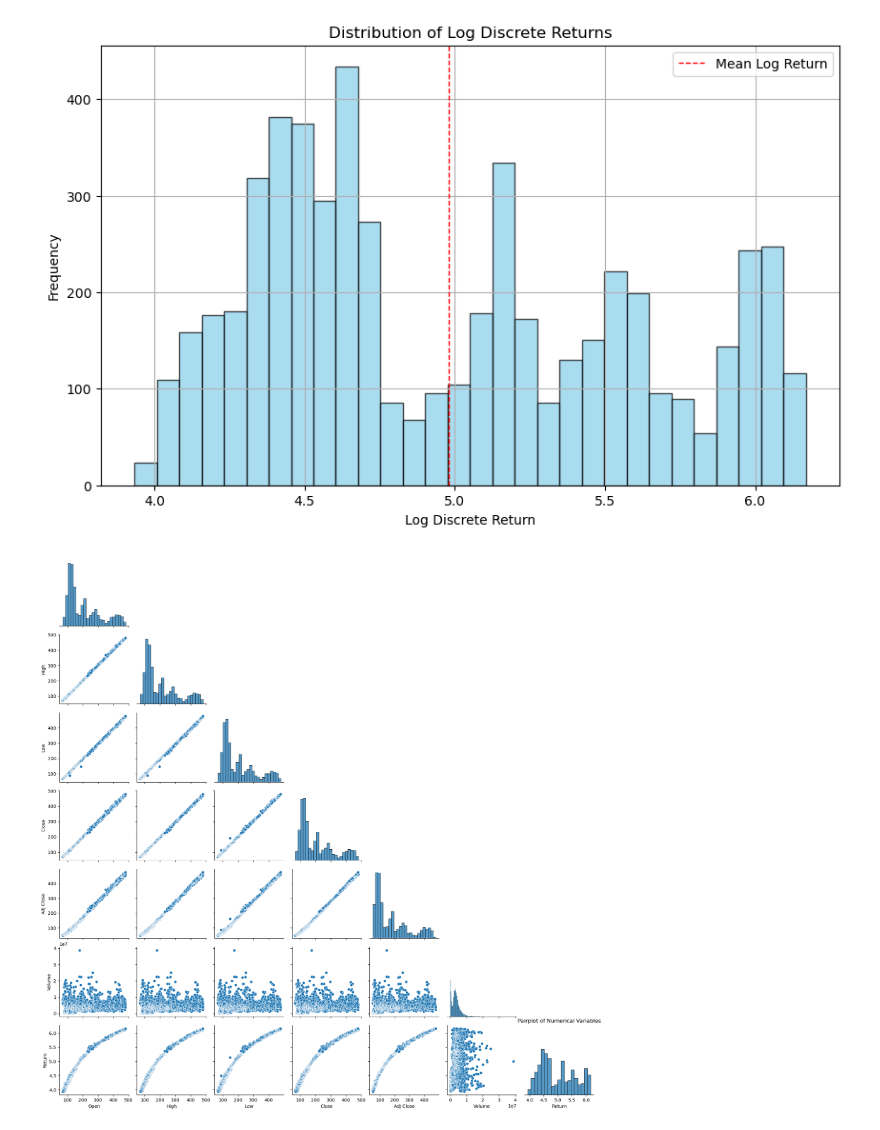
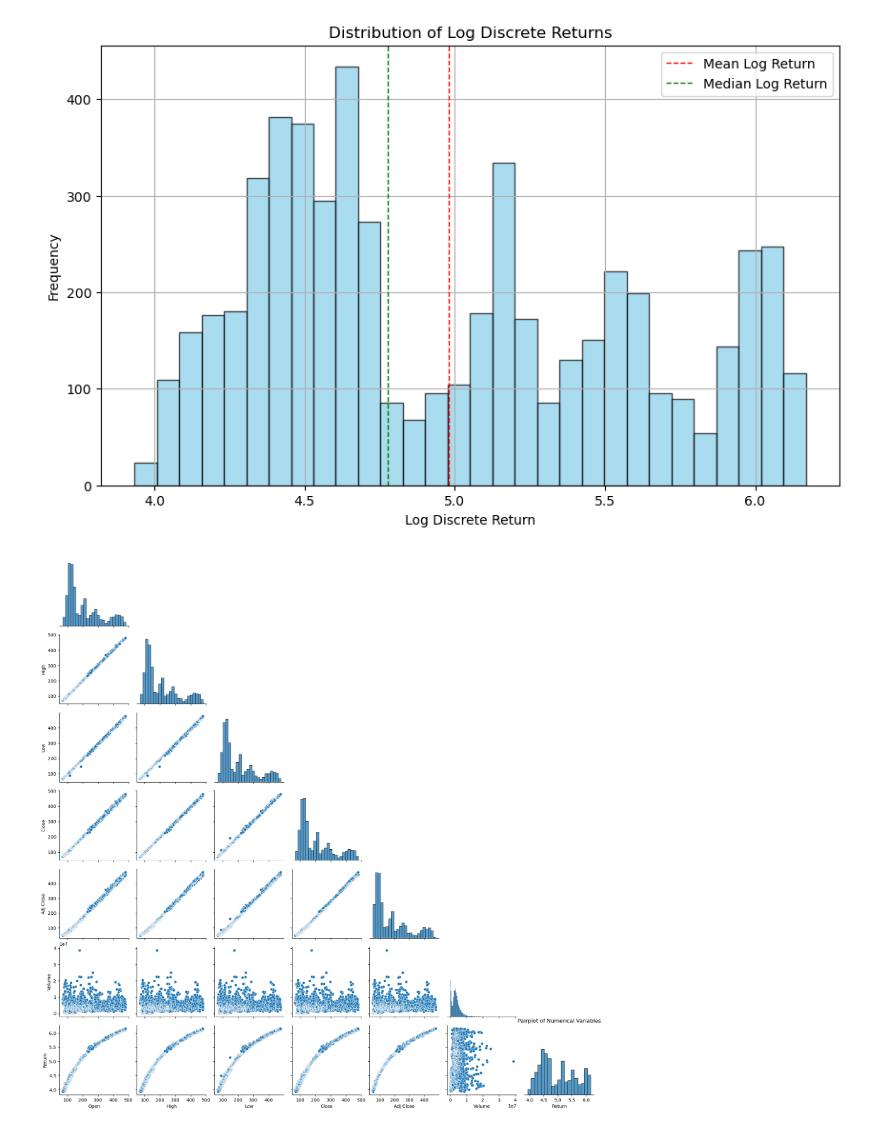
Before and after one commit to RashaJ90/Buy-Sell-Signals-XGBRegressor, a Jupyter notebook: notebooks/investor.ipynb, the cells around one changed output. Drawn from its saved outputs; the diff is of its cells as text; code cells hidden in the pictures.

```diff
--- a/notebooks/investor.ipynb
+++ b/notebooks/investor.ipynb
@@ -75,26 +99,27 @@ ivv_data.describe(include='all')
 # %%
 # chach for imbalance in the return: if Skewness is high?
 log_returns = ivv_data['Return']
 
 
 # Plot histogram of log discrete returns
 plt.figure(figsize=(10, 6))
 plt.hist(log_returns, bins=30, color='skyblue', edgecolor='black', alpha=0.7)
 plt.title('Distribution of Log Discrete Returns')
 plt.xlabel('Log Discrete Return')
 plt.ylabel('Frequency')
 plt.grid(True)
 
 # Add a vertical line indicating the mean of log discrete returns
 mean_log_return = log_returns.mean()
 plt.axvline(mean_log_return, color='red', linestyle='dashed', linewidth=1, label='Mean Log Return')
-
+median_log_return = log_returns.median()
+plt.axvline(median_log_return, color='green', linestyle='dashed', linewidth=1, label='Median Log Return')
 # Show legend
 plt.legend()
 
 plt.show()
 # %% [output]
-[figure, old version]
+[figure, new version]
 # %%
 # Pairplot to visualize relationships between numerical variables: No skewness in data -- > low imbalance
 sns.pairplot(ivv_data, corner=True)
```
Also changed, not shown: parts of 15 cells of this notebook.
